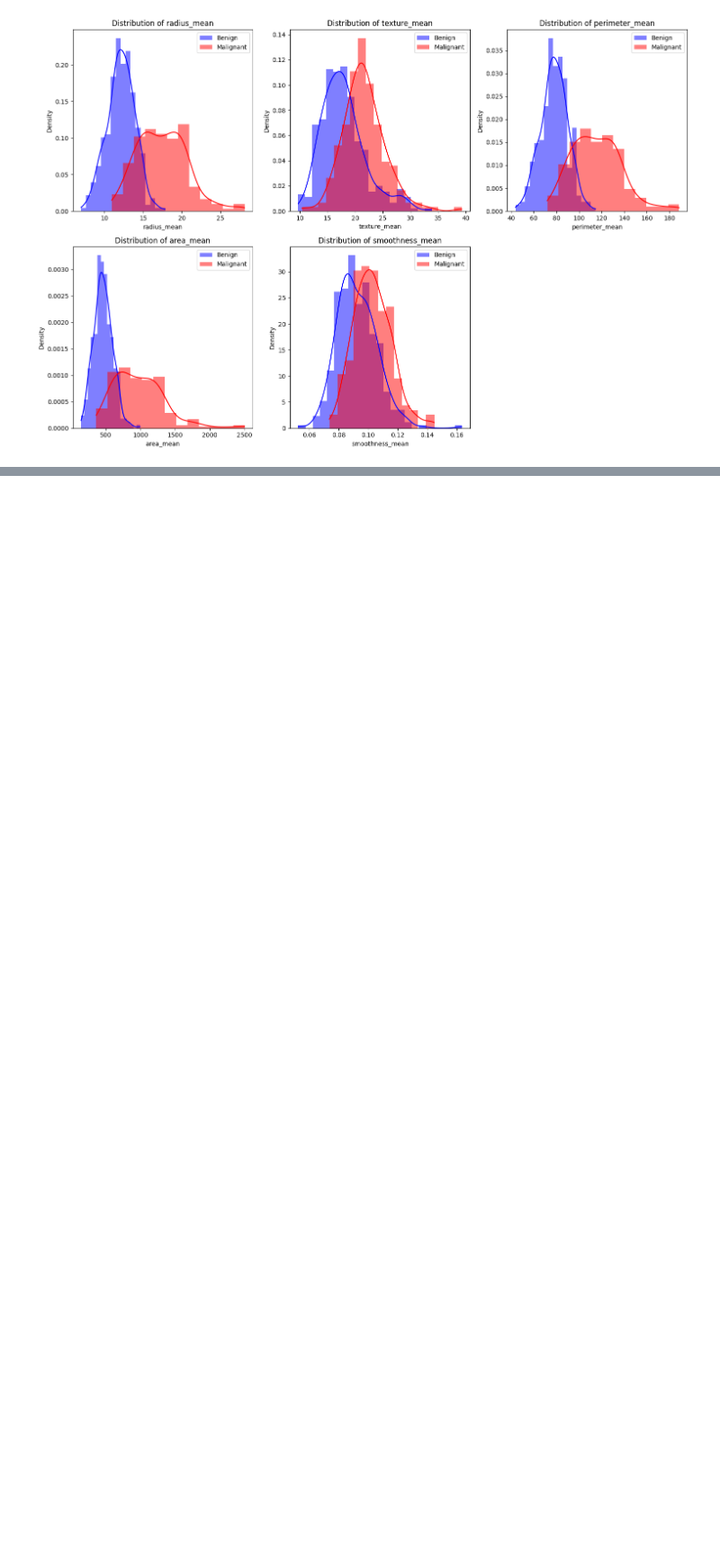
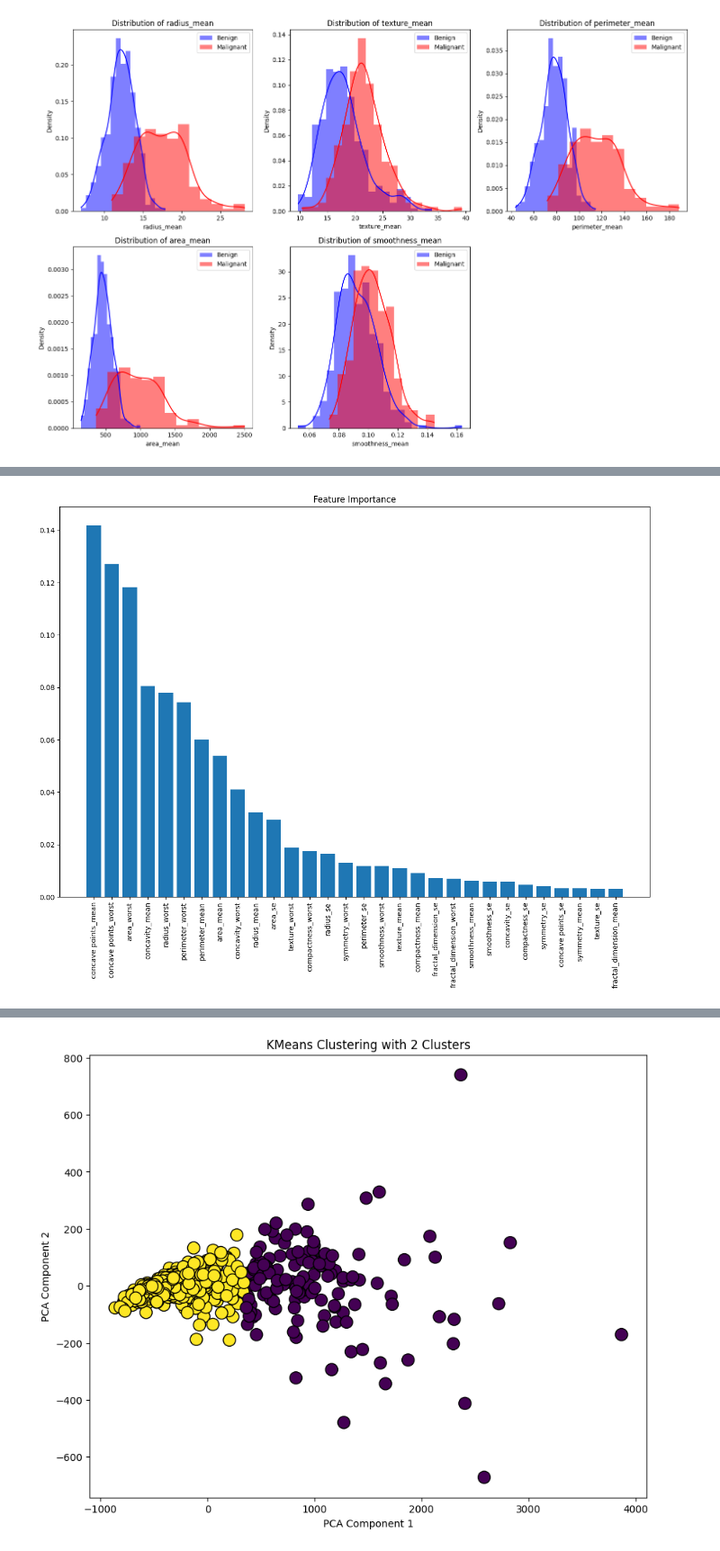
Before and after one commit to SusanVincent/Project, a Jupyter notebook: cancer.ipynb, the cells around one changed output, grey strips where cells are left out. Shown at 90% size. Saved outputs shown, nothing was run; the diff lists cells and outputs as text; code cells hidden in the pictures; blank space fills up the shorter version.

```diff
--- a/cancer.ipynb
+++ b/cancer.ipynb
@@ -140,0 +152,75 @@ plt.show()
+# %%
+# Splitting the data into training and testing sets
+X = df.drop('diagnosis', axis=1)
+y = df['diagnosis']
+X_train, X_test, y_train, y_test = train_test_split(X, y, test_size=0.3, random_state=42)
+
+# Standardizing the features
+scaler = StandardScaler()
+X_train = scaler.fit_transform(X_train)
+X_test = scaler.transform(X_test)
+
+# Logistic Regression
+logreg = LogisticRegression()
+logreg.fit(X_train, y_train)
+y_pred_logreg = logreg.predict(X_test)
+print("Logistic Regression:")
+print(confusion_matrix(y_test, y_pred_logreg))
+print(classification_report(y_test, y_pred_logreg))
+print(f"Accuracy: {accuracy_score(y_test, y_pred_logreg)}")
+
+# Random Forest
+rf = RandomForestClassifier(n_estimators=100, random_state=42)
+rf.fit(X_train, y_train)
+y_pred_rf = rf.predict(X_test)
+print("Random Forest:")
+print(confusion_matrix(y_test, y_pred_rf))
+print(classification_report(y_test, y_pred_rf))
+print(f"Accuracy: {accuracy_score(y_test, y_pred_rf)}")
+
+# Feature Importance from Random Forest
+importances = rf.feature_importances_
+indices = np.argsort(importances)[::-1]
+features = X.columns
+
+plt.figure(figsize=(15, 10))
+plt.title("Feature Importance")
+plt.bar(range(X.shape[1]), importances[indices], align="center")
+plt.xticks(range(X.shape[1]), [features[i] for i in indices], rotation=90)
+plt.show()
+
+# Support Vector Machine
+svc = SVC(kernel='linear')
+svc.fit(X_train, y_train)
+y_pred_svc = svc.predict(X_test)
+print("Support Vector Machine:")
+print(confusion_matrix(y_test, y_pred_svc))
+print(classification_report(y_test, y_pred_svc))
+print(f"Accuracy: {accuracy_score(y_test, y_pred_svc)}")
+
+# PCA for Unsupervised Learning
+pca = PCA(n_components=2)
+X_pca = pca.fit_transform(X)
+
+# KMeans Clustering
+kmeans = KMeans(n_clusters=2, random_state=42)
+kmeans.fit(X_pca)
+labels = kmeans.labels_
+
+# Plotting the clusters
+plt.figure(figsize=(10, 8))
+plt.scatter(X_pca[:, 0], X_pca[:, 1], c=labels, cmap='viridis', edgecolor='k', s=150)
+plt.title('KMeans Clustering with 2 Clusters')
+plt.xlabel('PCA Component 1')
+plt.ylabel('PCA Component 2')
+plt.show()
+
+# Evaluating the clustering
+silhouette_avg = silhouette_score(X, labels)
+print(f'Silhouette Score: {silhouette_avg}')
+
+# Checking cluster associations with the diagnosis
+df['cluster'] = labels
+cluster_vs_diagnosis = pd.crosstab(df['cluster'], df['diagnosis'])
+print(cluster_vs_diagnosis)
+# %% [output]
@@ -140,0 +244 @@ plt.show()
+[figure, added]
@@ -140,0 +258 @@ plt.show()
+[figure, added]
```
Also changed, not shown: parts of 2 cells of this notebook.
